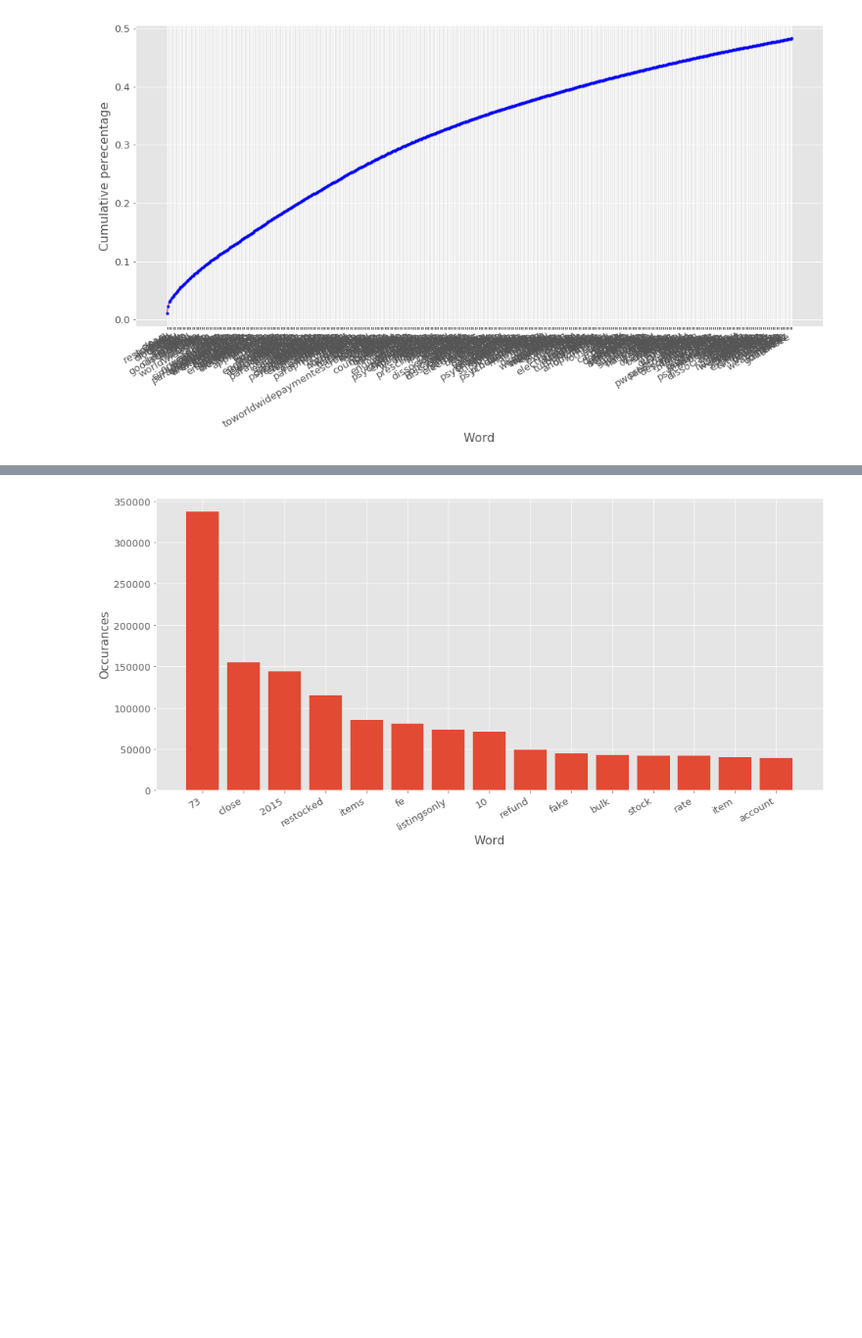
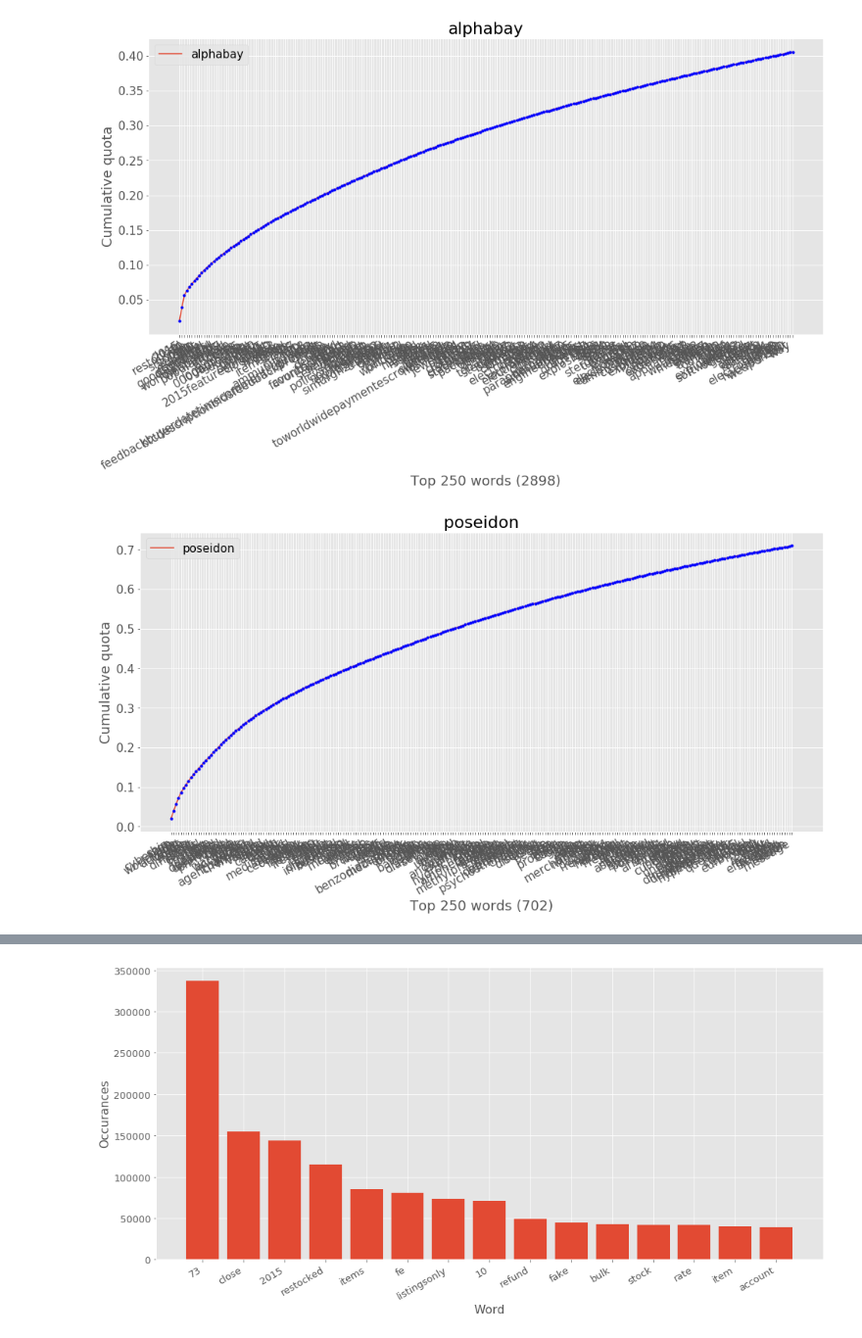
Before and after one commit to hampusadamsson/darknet_market_analyzis, a Jupyter notebook: dataset_evaluation.ipynb, the cells around one changed output, grey strips where cells are left out. Shown at 98% size. Cells and saved outputs as stored; diff of their text form; code cells hidden in the pictures; blank space fills up the shorter version.

```diff
--- a/dataset_evaluation.ipynb
+++ b/dataset_evaluation.ipynb
@@ -106,38 +80,58 @@ get_category([dataset[1]])
+# %%
+#
+# Remove numbers from a sample
+#
+def remove_numbers(str):
+    result = ''.join(i for i in str if not i.isdigit())
+    return(result)
+
+description_nodigit = {}
+
+for x in description.keys():
+    tmp = description[x]
+    for y in tqdm(range(len(tmp))):
+        description[x][y] = remove_numbers(description[x][y])
 # %%
-def get_word_dist(disp_nr=15):
-    inp = desc
+matplotlib.rcParams.update({'font.size': 15})
 
-    # # Count words using the CountVectorizer, and sum rows
-    cv = CountVectorizer(stop_words='english', min_df=5, max_df=.5)
-    res = cv.fit_transform(inp)
-    word_m = res.sum(0)
-    tot_w = res.sum()
+def get_word_dist(inp, disp_nr=15):
+    for nm in inp:
+        inp = description[nm]
 
-    # Map words-occurance using CV's vocabulary_
-    occurance = {}
-    for x in cv.vocabulary_.items():
-        occurance[x[0]] = word_m.item(x[1])
+        # # Count words using the CountVectorizer, and sum rows
+        cv = CountVectorizer(stop_words='english', max_df=.5, min_df=.01)
+        res = cv.fit_transform(inp)
+        word_m = res.sum(0)
+        tot_w = res.sum()
 
-    # Sort dict to list
-    d_key = [k for k in sorted(occurance, key=lambda k: occurance[k], reverse=True)]
-    d_val = [occurance.get(k) for k in d_key]
+        # Map words-occurance using CV's vocabulary_
+        occurance = {}
+        for x in cv.vocabulary_.items():
+            occurance[x[0]] = word_m.item(x[1])
 
-    # Get cummulative sum
-    norm = [float(i)/tot_w for i in d_val]
-    norm = np.matrix(norm)
-    cumsum =  norm.cumsum().tolist()[0]
+        # Sort dict to list
+        d_key = [k for k in sorted(occurance, key=lambda k: occurance[k], reverse=True)]
+        d_val = [occurance.get(k) for k in d_key]
 
-    # Plot
-    fig = matplotlib.pyplot.gcf()
-    fig.set_size_inches(16, 8)
-    plt.ylabel("Cumulative perecentage")
-    plt.xlabel("Word")
-    plt.plot(cumsum[:disp_nr])
-    plt.plot(cumsum[:disp_nr],'b.')
-    plt.xticks(range(disp_nr), d_key[:disp_nr])
-    fig.autofmt_xdate()
-    plt.show()
+        # Get cummulative sum
+        norm = [float(i)/tot_w for i in d_val]
+        norm = np.matrix(norm)
+        cumsum =  norm.cumsum().tolist()[0]
 
-get_word_dist(500)
+        # Plot
+        fig = matplotlib.pyplot.gcf()
+        fig.set_size_inches(16, 8)
+        plt.title(nm)
+        plt.ylabel("Cumulative quota")
+        plt.xlabel("Top {} words ({})".format(disp_nr, res.shape[1]))
+        plt.plot(cumsum[:disp_nr], label=nm)
+        plt.plot(cumsum[:disp_nr],'b.')
+        plt.xticks(range(disp_nr), d_key[:disp_nr])
+        fig.autofmt_xdate()
+        plt.legend()
+        plt.show()
+
+get_word_dist(["alphabay", "poseidon", "silkroad"], 250)
 # %% [output]
-[figure, old version]
+[figure, new version]
+[figure, added]
```
Also changed, not shown: parts of 10 cells of this notebook, 1 other file.
